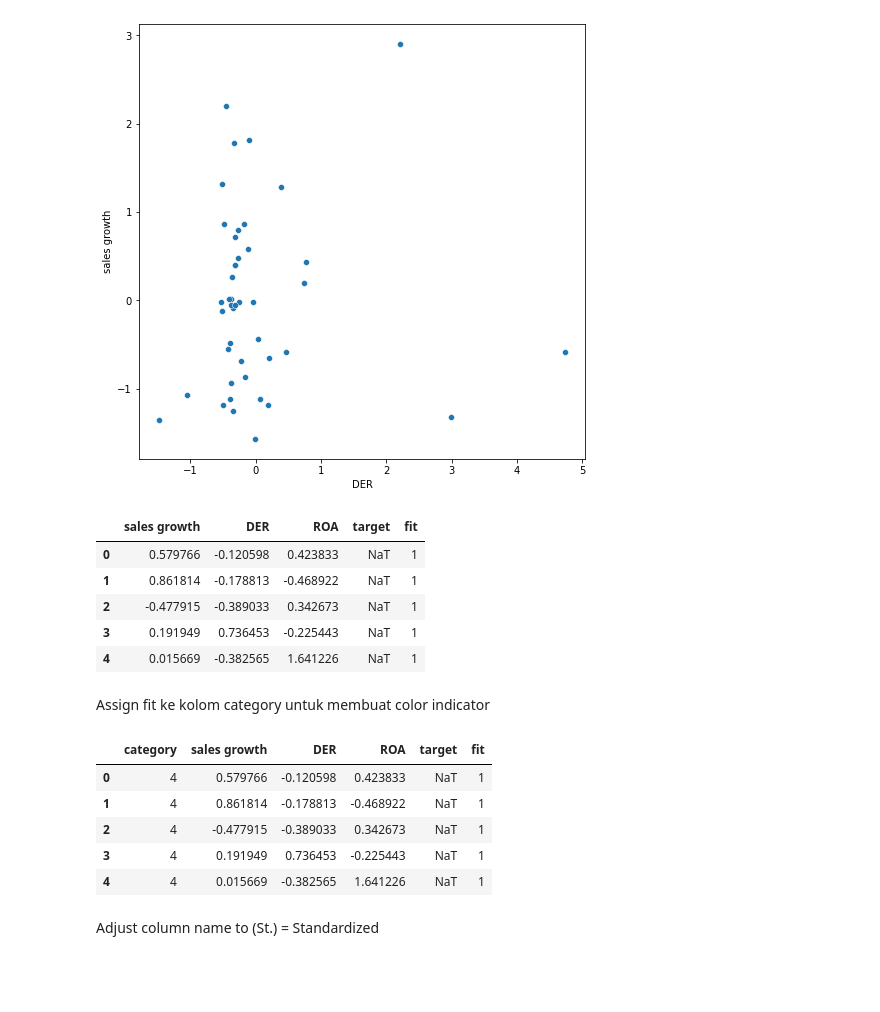
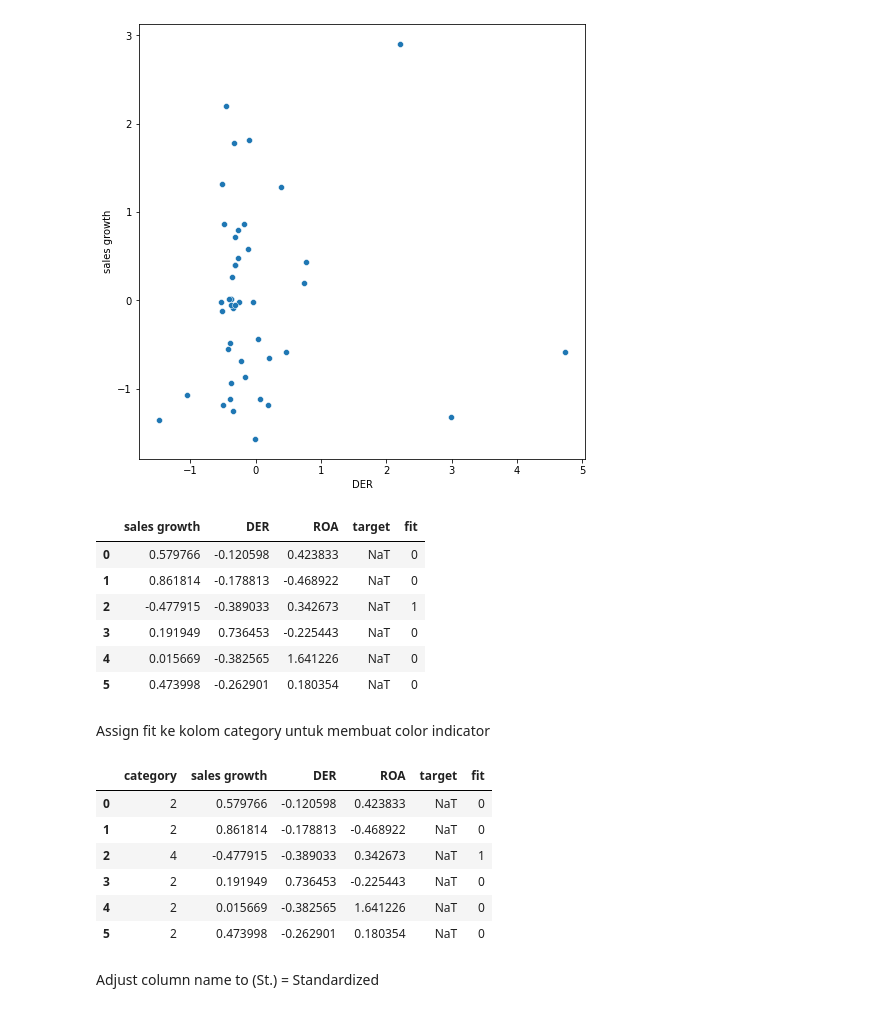
Before and after one commit to Hajarhanifah/big-data, a Jupyter notebook: clustering-sektor-industri-hajar-hanifah.ipynb, the cells around one changed output. Cells and saved outputs as stored; diff of their text form; code cells hidden in the pictures; blank space fills up the shorter version.

```diff
--- a/clustering-sektor-industri-hajar-hanifah.ipynb
+++ b/clustering-sektor-industri-hajar-hanifah.ipynb
@@ -295,5 +296,5 @@ Ternyata clustering paling optimal di 6 cluster (n_cluster = 6)
 # %%
 from sklearn.cluster import KMeans
-kmeans = KMeans(n_clusters=5, init='k-means++', max_iter=300, n_init=10, random_state=0)
+kmeans = KMeans(n_clusters=6, init='k-means++', max_iter=300, n_init=12, random_state=0)
 kmeans.fit(new_dataframe.values)
 # %% [output]
@@ -309,32 +310,35 @@ sns.scatterplot(x='DER', y='sales growth', hue=new_dataframe.target.to_list(), d
 # %% [output]
 [figure]
 # %%
-new_dataframe.head(5)
+new_dataframe.head(6)
 # %% [output]
 |  | sales growth | DER | ROA | target | fit |
-| 0 | 0.579766 | -0.120598 | 0.423833 | NaT | 1 |
-| 1 | 0.861814 | -0.178813 | -0.468922 | NaT | 1 |
+| 0 | 0.579766 | -0.120598 | 0.423833 | NaT | 0 |
+| 1 | 0.861814 | -0.178813 | -0.468922 | NaT | 0 |
 | 2 | -0.477915 | -0.389033 | 0.342673 | NaT | 1 |
-| 3 | 0.191949 | 0.736453 | -0.225443 | NaT | 1 |
-| 4 | 0.015669 | -0.382565 | 1.641226 | NaT | 1 |
+| 3 | 0.191949 | 0.736453 | -0.225443 | NaT | 0 |
+| 4 | 0.015669 | -0.382565 | 1.641226 | NaT | 0 |
+| 5 | 0.473998 | -0.262901 | 0.180354 | NaT | 0 |
 # %% [markdown]
 Assign fit ke kolom category untuk membuat color indicator
 # %%
 new_dataframe.insert(0,"category",np.nan,True)
 new_dataframe.loc[new_dataframe['fit'] == 0, 'category'] = 2
 new_dataframe.loc[new_dataframe['fit'] == 1, 'category'] = 4
 new_dataframe.loc[new_dataframe['fit'] == 2, 'category'] = 1
 new_dataframe.loc[new_dataframe['fit'] == 3, 'category'] = 0
 new_dataframe.loc[new_dataframe['fit'] == 4, 'category'] = 3
+new_dataframe.loc[new_dataframe['fit'] == 5, 'category'] = 5
 new_dataframe['category'] = new_dataframe['category'].astype(int)
-new_dataframe.head(5)
+new_dataframe.head(6)
 # %% [output]
 |  | category | sales growth | DER | ROA | target | fit |
-| 0 | 4 | 0.579766 | -0.120598 | 0.423833 | NaT | 1 |
-| 1 | 4 | 0.861814 | -0.178813 | -0.468922 | NaT | 1 |
+| 0 | 2 | 0.579766 | -0.120598 | 0.423833 | NaT | 0 |
+| 1 | 2 | 0.861814 | -0.178813 | -0.468922 | NaT | 0 |
 | 2 | 4 | -0.477915 | -0.389033 | 0.342673 | NaT | 1 |
-| 3 | 4 | 0.191949 | 0.736453 | -0.225443 | NaT | 1 |
-| 4 | 4 | 0.015669 | -0.382565 | 1.641226 | NaT | 1 |
+| 3 | 2 | 0.191949 | 0.736453 | -0.225443 | NaT | 0 |
+| 4 | 2 | 0.015669 | -0.382565 | 1.641226 | NaT | 0 |
+| 5 | 2 | 0.473998 | -0.262901 | 0.180354 | NaT | 0 |
 # %% [markdown]
 Adjust column name to (St.) = Standardized
 # %%
```
Also changed, not shown: parts of 21 cells of this notebook.
